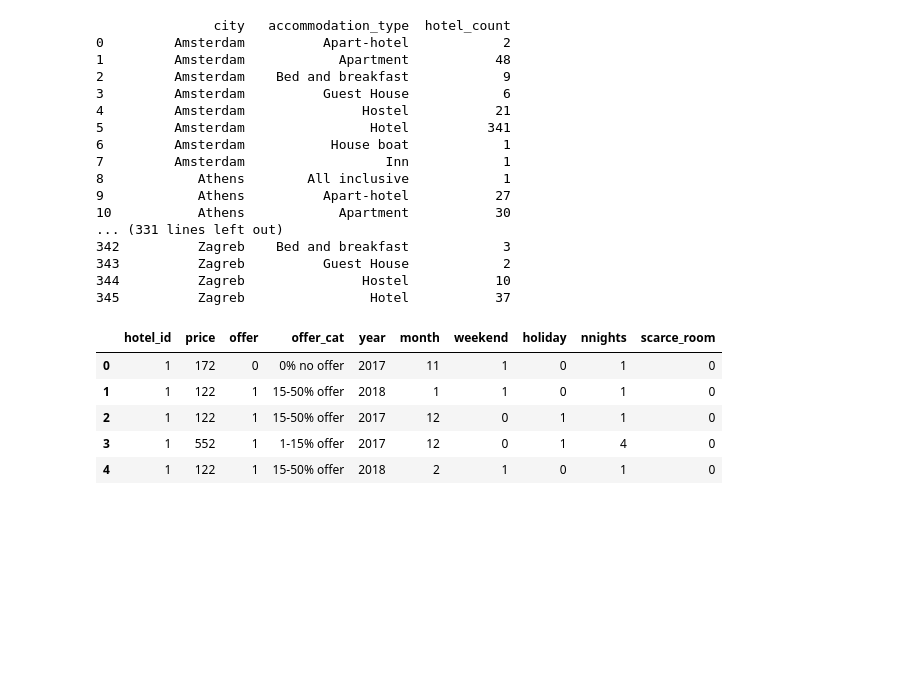
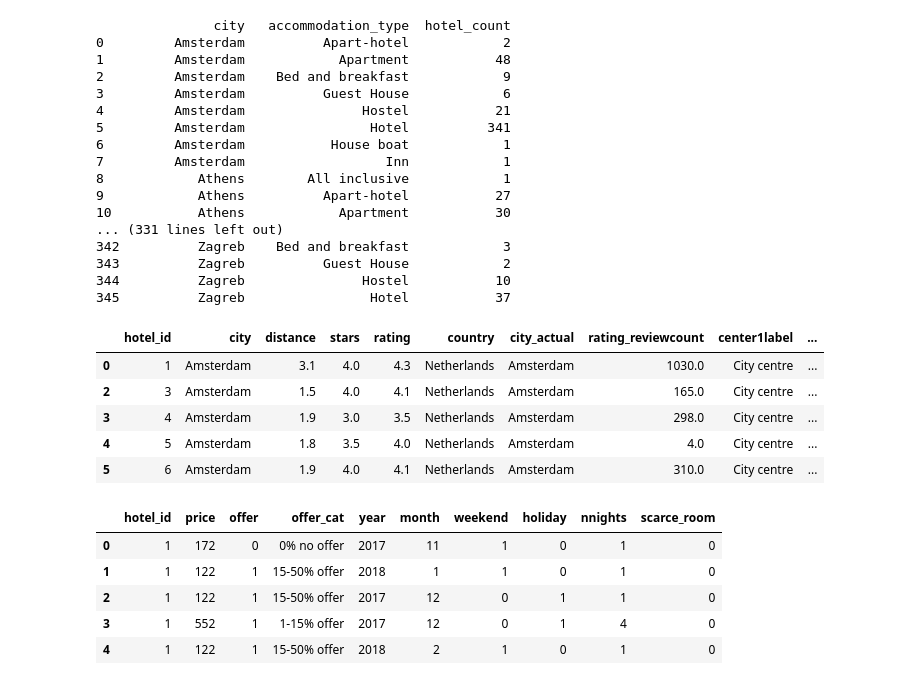
Before and after one commit to corinne167225/DataAnalysis2, a Jupyter notebook: Assignment2/Assignment2.ipynb, the cells around one changed output. Saved outputs shown, nothing was run; the diff lists cells and outputs as text; code cells hidden in the pictures; blank space fills up the shorter version.

```diff
--- a/Assignment2/Assignment2.ipynb
+++ b/Assignment2/Assignment2.ipynb
@@ -51,9 +51,17 @@ with pd.option_context('display.max_rows', None):
 344          Zagreb               Hostel           10
 345          Zagreb                Hotel           37
 # %%
-#df1 where city is Amsterdam
+#df1 where city is Amsterdam and accommodation_type is Hotel
 df1 = pd.DataFrame(hotel_features)
-df1 = df1.loc[df1['city'] == 'Amsterdam']
+df1 = df1.loc[(df1['city'] == 'Amsterdam') & (df1['accommodation_type'] == 'Hotel')]
+df1.head()
+# %% [output]
+|  | hotel_id | city | distance | stars | rating | country | city_actual | rating_reviewcount | center1label | ... |
+| 0 | 1 | Amsterdam | 3.1 | 4.0 | 4.3 | Netherlands | Amsterdam | 1030.0 | City centre | ... |
+| 2 | 3 | Amsterdam | 1.5 | 4.0 | 4.1 | Netherlands | Amsterdam | 165.0 | City centre | ... |
+| 3 | 4 | Amsterdam | 1.9 | 3.0 | 3.5 | Netherlands | Amsterdam | 298.0 | City centre | ... |
+| 4 | 5 | Amsterdam | 1.8 | 3.5 | 4.0 | Netherlands | Amsterdam | 4.0 | City centre | ... |
+| 5 | 6 | Amsterdam | 1.9 | 4.0 | 4.1 | Netherlands | Amsterdam | 310.0 | City centre | ... |
 # %%
 #seeing df2
 df2 = pd.DataFrame(hotel_prices)
```
Also changed, not shown: parts of 17 cells of this notebook.
